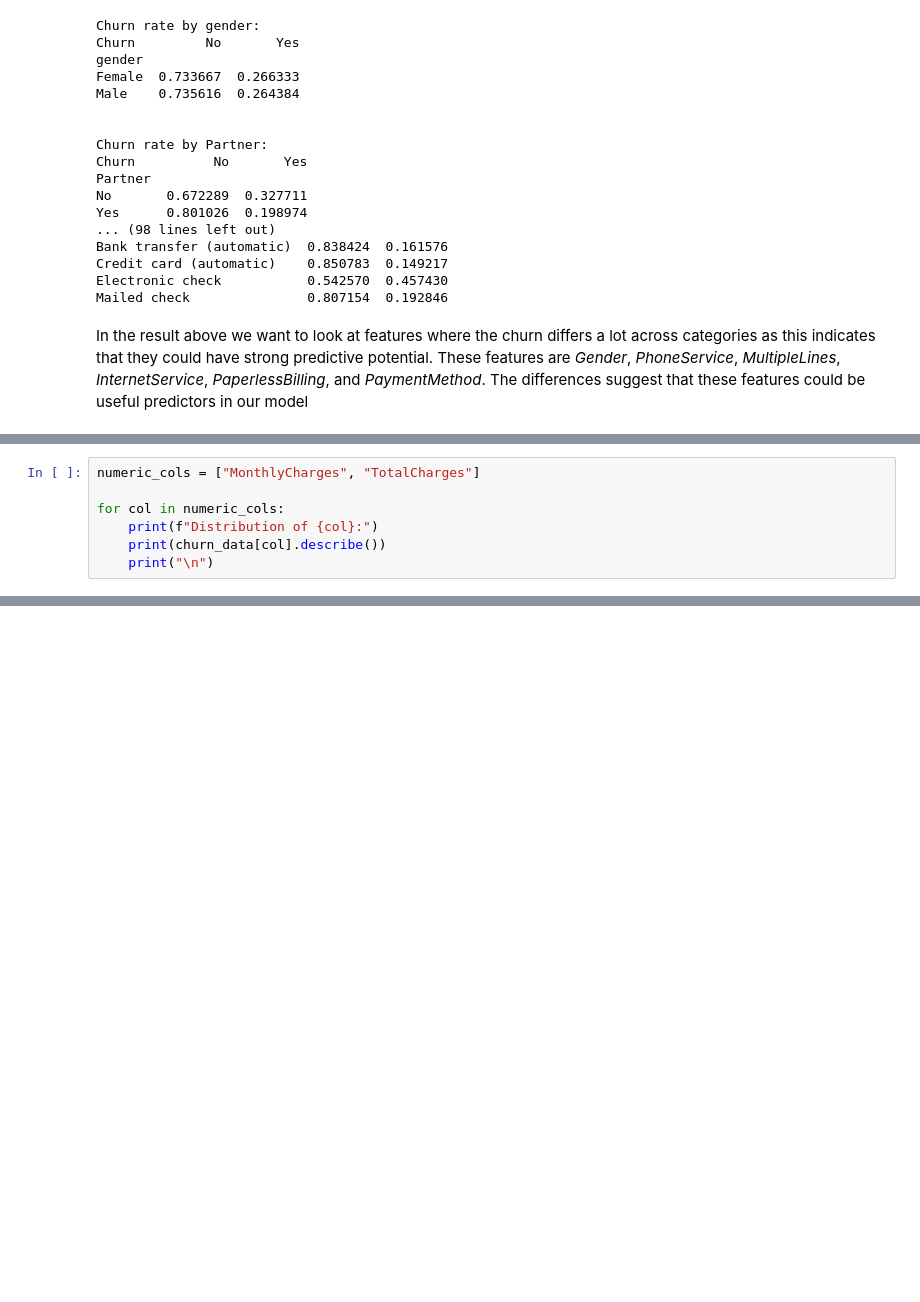
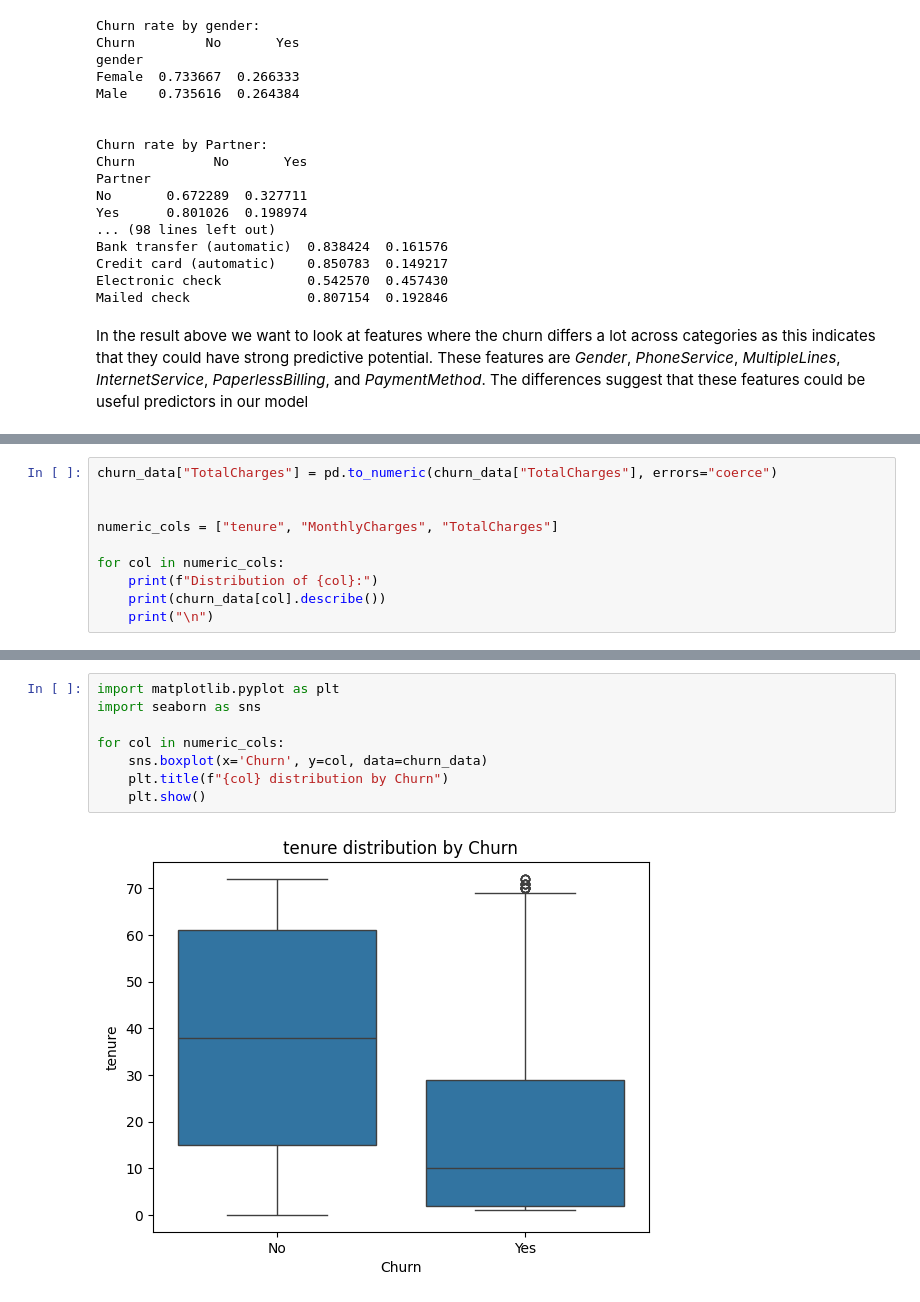
Before and after one commit to JaydannG/churn-prediction-system, a Jupyter notebook: notebooks/01_eda.ipynb, the cells around one changed output, grey strips where cells are left out. Saved outputs shown, nothing was run; the diff lists cells and outputs as text; blank space fills up the shorter version.

Commit message:
more basic EDA. focusing on numeric features now

```diff
--- a/notebooks/01_eda.ipynb
+++ b/notebooks/01_eda.ipynb
@@ -145,5 +145,8 @@ Now that we have looked at the categorical variables to see what kind of transfo
 # %%
-numeric_cols = ["MonthlyCharges", "TotalCharges"]
+churn_data["TotalCharges"] = pd.to_numeric(churn_data["TotalCharges"], errors="coerce")
+
+
+numeric_cols = ["tenure", "MonthlyCharges", "TotalCharges"]
 
 for col in numeric_cols:
     print(f"Distribution of {col}:")
@@ -170,0 +185,10 @@ Name: TotalCharges, dtype: object
+# %%
+import matplotlib.pyplot as plt
+import seaborn as sns
+
+for col in numeric_cols:
+    sns.boxplot(x='Churn', y=col, data=churn_data)
+    plt.title(f"{col} distribution by Churn")
+    plt.show()
+# %% [output]
+[figure, added]
```
Also changed, not shown: parts of 8 cells of this notebook.
